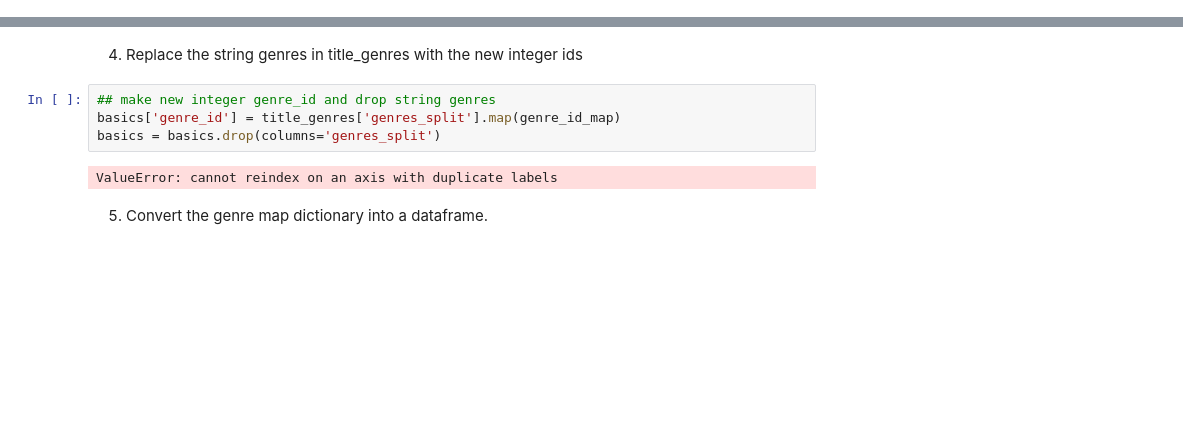
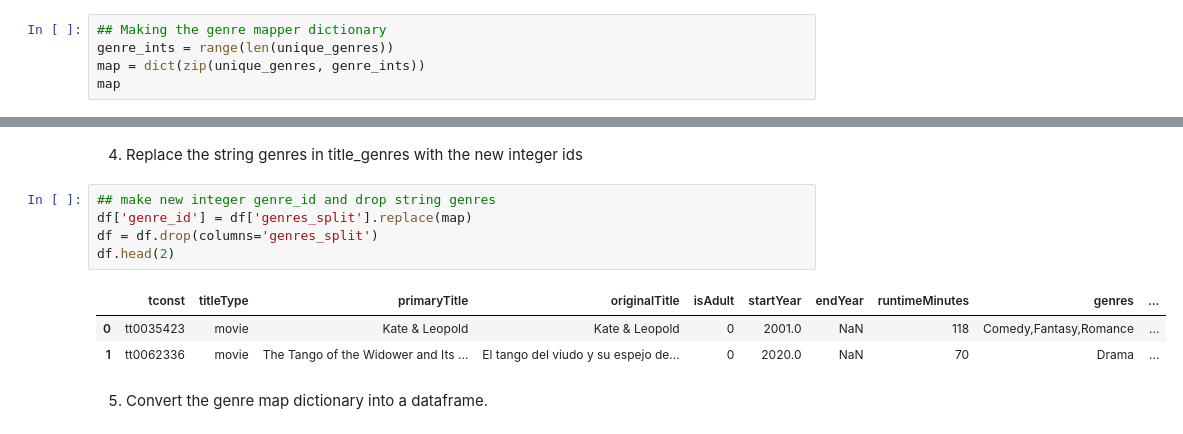
Before and after one commit to KirstenC32/Project-2-RETRY, a Jupyter notebook: Untitled.ipynb, the cells around one changed output, grey strips where cells are left out. Drawn from its saved outputs; the diff is of its cells as text; blank space fills up the shorter version.

```diff
--- a/Untitled.ipynb
+++ b/Untitled.ipynb
@@ -111,0 +96,5 @@ genre_id_map
+# %%
+## Making the genre mapper dictionary
+genre_ints = range(len(unique_genres))
+map = dict(zip(unique_genres, genre_ints))
+map
@@ -112,10 +119,13 @@ genre_id_map
 # %% [markdown]
 4. Replace the string genres in title_genres with the new integer ids
-# %%
-## make new integer genre_id and drop string genres
-basics['genre_id'] = title_genres['genres_split'].map(genre_id_map)
-basics = basics.drop(columns='genres_split')
-# %% [output]
-ValueError: cannot reindex on an axis with duplicate labels
+# %%
+## make new integer genre_id and drop string genres
+df['genre_id'] = df['genres_split'].replace(map)
+df = df.drop(columns='genres_split')
+df.head(2)
+# %% [output]
+|  | tconst | titleType | primaryTitle | originalTitle | isAdult | startYear | endYear | runtimeMinutes | genres | ... |
+| 0 | tt0035423 | movie | Kate & Leopold | Kate & Leopold | 0 | 2001.0 | NaN | 118 | Comedy,Fantasy,Romance | ... |
+| 1 | tt0062336 | movie | The Tango of the Widower and Its ... | El tango del viudo y su espejo de... | 0 | 2020.0 | NaN | 70 | Drama | ... |
 # %% [markdown]
 5. Convert the genre map dictionary into a dataframe.
```
Also changed, not shown: parts of 27 cells of this notebook.
